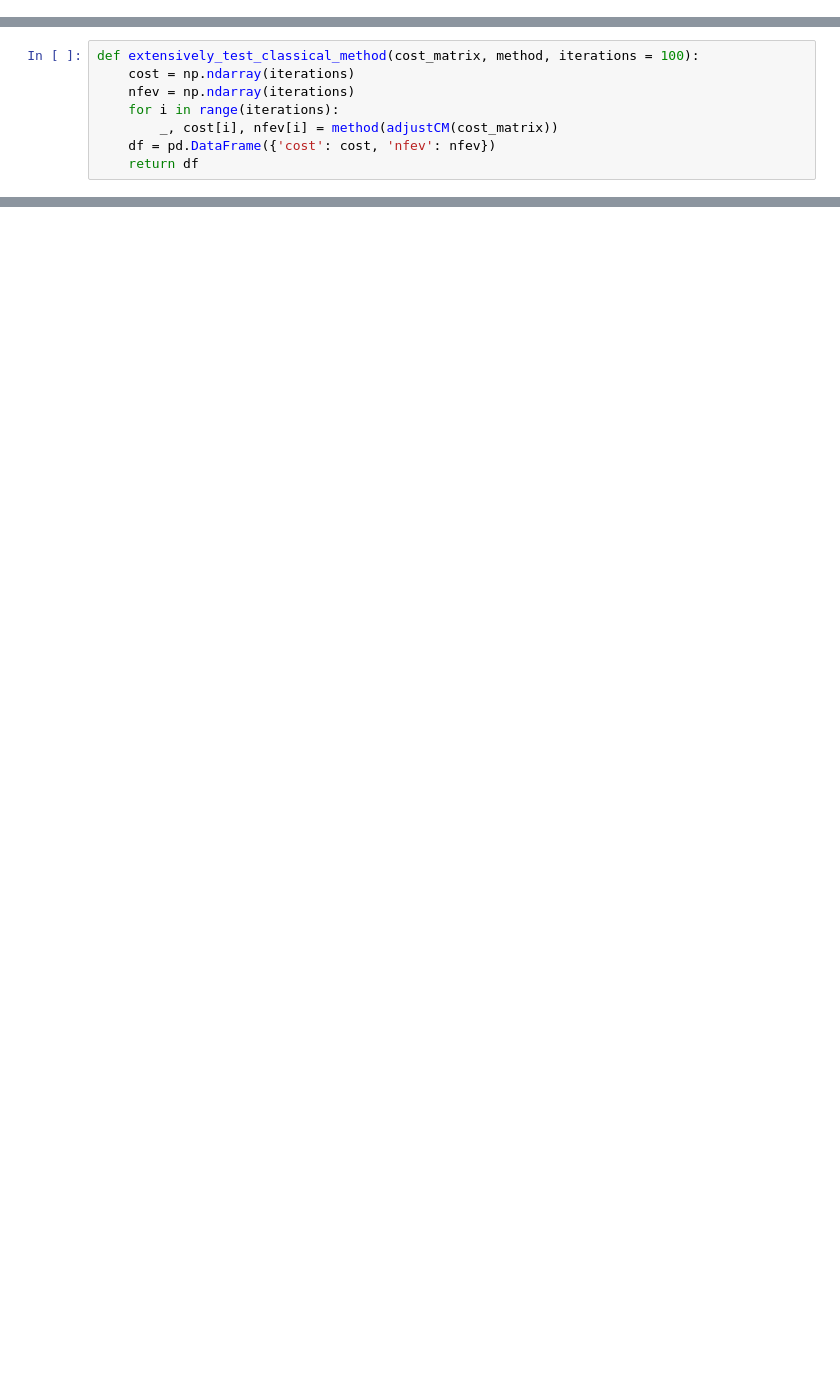
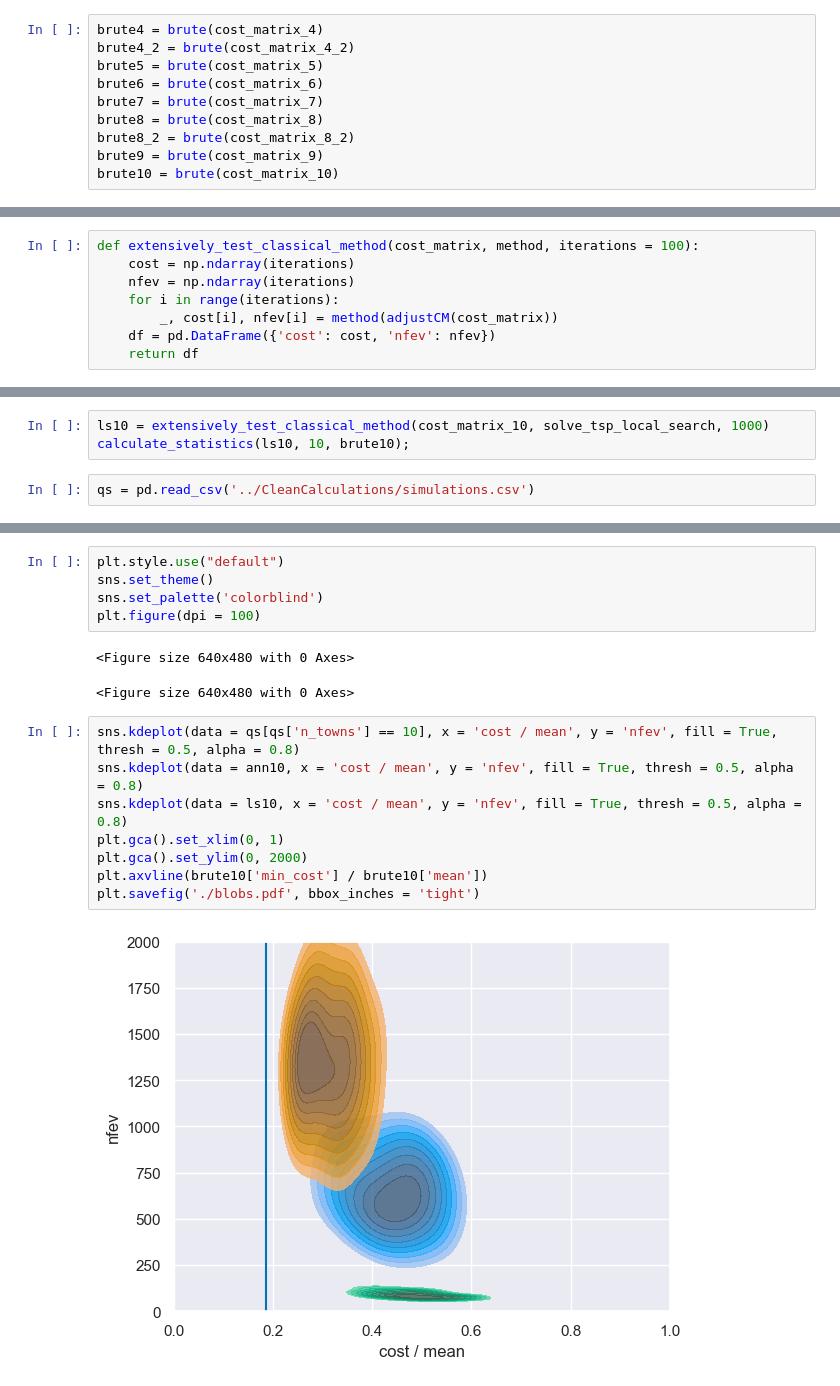
Before and after one commit to Batmaev/qua, a Jupyter notebook: Classical/annealing.ipynb, the cells around one changed output, grey strips where cells are left out. Saved outputs shown, nothing was run; the diff lists cells and outputs as text; blank space fills up the shorter version.

Commit message:
blobs plot

```diff
--- a/Classical/annealing.ipynb
+++ b/Classical/annealing.ipynb
@@ -147,0 +217,10 @@ solve_tsp_local_search(adjustCM(cost_matrix_10))
+# %%
+brute4 = brute(cost_matrix_4)
+brute4_2 = brute(cost_matrix_4_2)
+brute5 = brute(cost_matrix_5)
+brute6 = brute(cost_matrix_6)
+brute7 = brute(cost_matrix_7)
+brute8 = brute(cost_matrix_8)
+brute8_2 = brute(cost_matrix_8_2)
+brute9 = brute(cost_matrix_9)
+brute10 = brute(cost_matrix_10)
@@ -157,0 +249,5 @@ ann10 = extensively_test_classical_method(cost_matrix_10, solve_tsp_simulated_an
+# %%
+ls10 = extensively_test_classical_method(cost_matrix_10, solve_tsp_local_search, 1000)
+calculate_statistics(ls10, 10, brute10);
+# %%
+qs = pd.read_csv('../CleanCalculations/simulations.csv')
@@ -157,0 +280,18 @@ ann10 = extensively_test_classical_method(cost_matrix_10, solve_tsp_simulated_an
+# %%
+plt.style.use("default")
+sns.set_theme()
+sns.set_palette('colorblind')
+plt.figure(dpi = 100)
+# %% [output]
+<Figure size 640x480 with 0 Axes>
+<Figure size 640x480 with 0 Axes>
+# %%
+sns.kdeplot(data = qs[qs['n_towns'] == 10], x = 'cost / mean', y = 'nfev', fill = True, thresh = 0.5, alpha = 0.8)
+sns.kdeplot(data = ann10, x = 'cost / mean', y = 'nfev', fill = True, thresh = 0.5, alpha = 0.8)
+sns.kdeplot(data = ls10, x = 'cost / mean', y = 'nfev', fill = True, thresh = 0.5, alpha = 0.8)
+plt.gca().set_xlim(0, 1)
+plt.gca().set_ylim(0, 2000)
+plt.axvline(brute10['min_cost'] / brute10['mean'])
+plt.savefig('./blobs.pdf', bbox_inches = 'tight')
+# %% [output]
+[figure, added]
```
Also changed, not shown: parts of 43 cells of this notebook, 3 other files.
